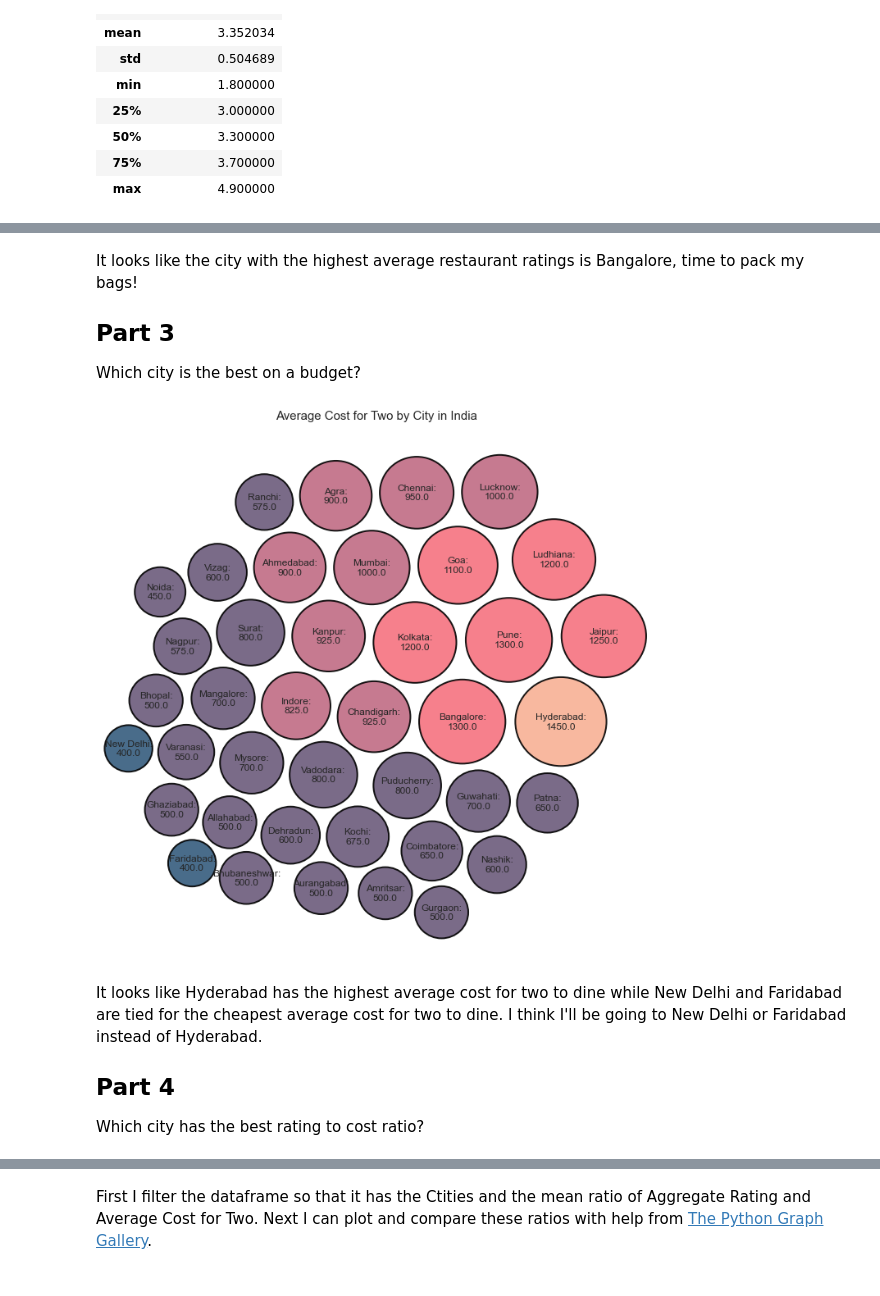
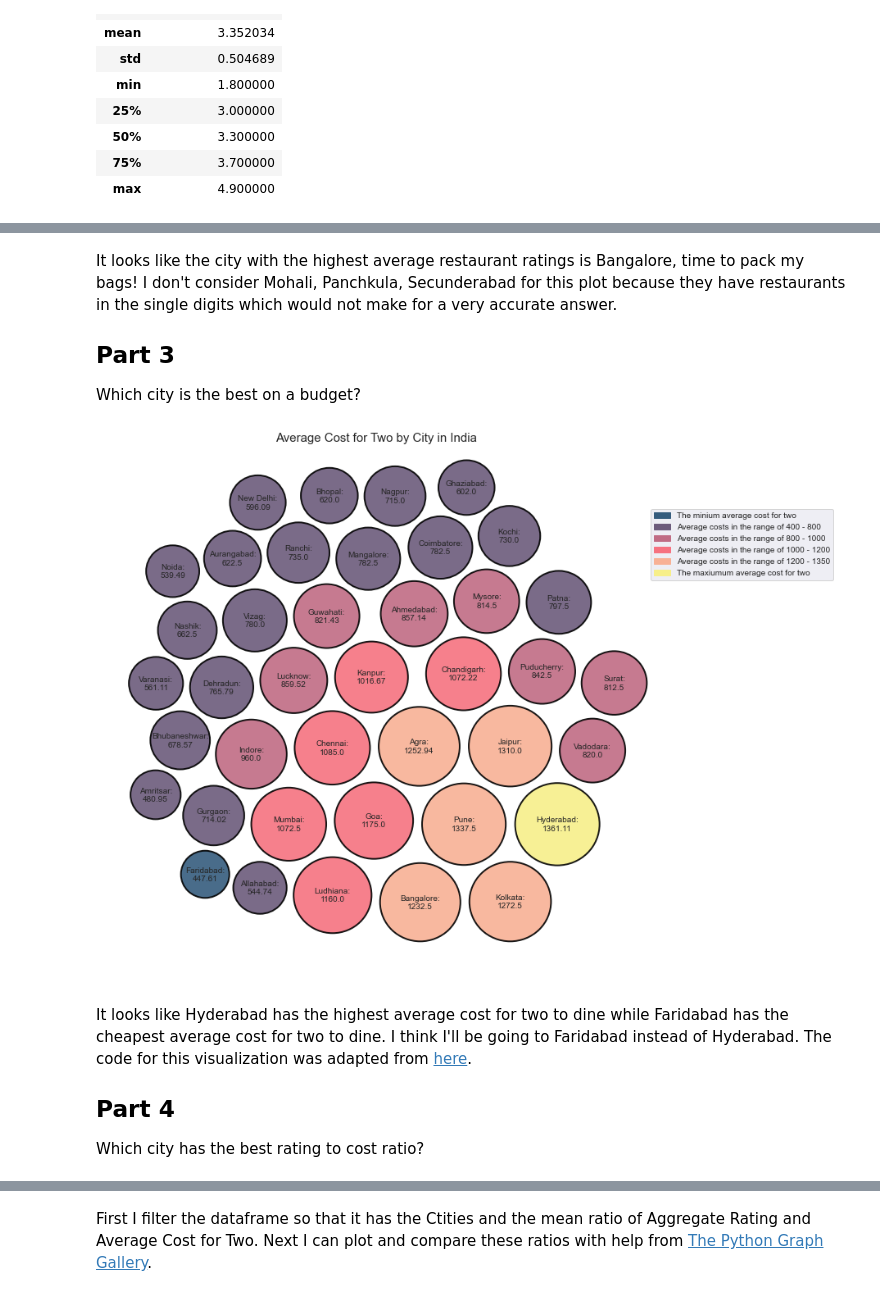
Before and after one commit to data301-2021-winter1/group28-project, a Jupyter notebook: notebooks/analysis1.ipynb, the cells around one changed output, grey strips where cells are left out. Saved outputs shown, nothing was run; the diff lists cells and outputs as text; code cells hidden in the pictures.

```diff
--- a/notebooks/analysis1.ipynb
+++ b/notebooks/analysis1.ipynb
@@ -349,8 +345,6 @@ zomato_df = zomato_df.drop(['Country Code'], axis = 'columns')
 #Import Libraries
 import numpy as np
 import pandas as pd
-import matplotlib.pylab as plt
-import seaborn as sns
 
 #Method chain 1 - load in/clean zomato.csv
 zomato_df = (
@@ -362,7 +356,7 @@ zomato_df = (
                   "Has Online delivery": "Has Online Delivery",
                   "Rating text": "Rating Text",
                   "Is delivering now": "Is Delivering Now",
-                  "Price Range": "Price Range",
+                  "Price range": "Price Range",
                   "Aggregate rating": "Aggregate Rating",})
 )
 
@@ -376,6 +370,8 @@ zomato_cleaned = (
  pd.merge(zomato_df,country_df, how = "inner",on = "Country Code")
  .drop(['Country Code'], axis = 'columns')
  .query('Country=="India"')
+ .assign(x = zomato_df["Aggregate Rating"]/zomato_df["Average Cost for Two"])
+ .rename(columns={"x": "Aggregate Rating/Average Cost for Two"})
 )
 
 #Testing output
@@ -599,88 +605,90 @@ sns.barplot(x="City", y="Aggregate Rating", data=avgRating.sort_values(by="Aggre
 # %% [markdown]
-It looks like the city with the highest average restaurant ratings is Bangalore, time to pack my bags!
+It looks like the city with the highest average restaurant ratings is Bangalore, time to pack my bags! I don't consider Mohali, Panchkula, Secunderabad for this plot because they have restaurants in the single digits which would not make for a very accurate answer.
 ## Part 3
 Which city is the best on a budget?
 # %%
+#Create dataframe of the mean average cost for two by city
 zomato = clean_and_merge_zomato("..\\data\\raw\\zomato.csv","..\\data\\raw\\Country-Code.xlsx")
 zomato_price = zomato[zomato["City"].isin(["Mohali","Panchkula","Secunderabad"]) == False]
 zomato_price = zomato_price[zomato_price["Average Cost for Two"].isin([0]) ==  False]
-median_Av_Cost = zomato_price.groupby("City").median()
-median_Av_Cost = median_Av_Cost.drop(["Price range","Votes","Longitude","Latitude","Aggregate Rating"], axis = "columns")
+mean_Av_Cost = zomato_price.groupby("City").mean()
+mean_Av_Cost = mean_Av_Cost.drop(["Price Range","Votes","Longitude","Latitude","Aggregate Rating"], axis = "columns")
-# %%
-#Getting data
-listCity = median_Av_Cost.index.tolist()
-listCost = median_Av_Cost.values.tolist()
-listCost
-data = []
-
-for i in range(len(listCity)):
-    data.append({'id': listCity[i], 'datum': listCost[i][0]})
 # %%
-#TODO add legend for color scale
-
-#Getting data
-listCity = median_Av_Cost.index.tolist()
-listCost = median_Av_Cost.values.tolist()
+#Formatting data
+listCity = mean_Av_Cost.index.tolist()
+listCost = mean_Av_Cost.values.tolist()
 listCost
 data = []
 
 for i in range(len(listCity)):
-    data.append({'id': listCity[i], 'datum': listCost[i][0]})
-# import the circlify library
-import circlify
-# Compute circle positions thanks to the circlify() function
+    data.append({'id': listCity[i], 'datum': round(listCost[i][0],2)})
+
+
+# Compute circle positions
 circles = circlify.circlify(
     data,
     show_enclosure=False,
     target_enclosure=circlify.Circle(x=0, y=0, r=1)
 )
-circles
-# import libraries
-import circlify
-import matplotlib.pyplot as plt
 
-# Create just a figure and only one subplot
+
+#Create figure
 fig, ax = plt.subplots(figsize=(12,12))
 
-# Title
+#Set title
 ax.set_title('Average Cost for Two by City in India',fontdict={'fontsize': 15})
 
-# Remove axes
+#Remove axes
 ax.axis('off')
 
-# Find axis boundaries
+#Creating patches for the legend
+patch1 = mpatches.Patch(color='#355c7D', label='The minium average cost for two')
+patch2 = mpatches.Patch(color='#6C5B7B', label='Average costs in the range of 400 - 800')
+patch3 = mpatches.Patch(color='#C06C84', label='Average costs in the range of 800 - 1000')
+patch4 = mpatches.Patch(color='#F67280', label='Average costs in the range of 1000 - 1200')
+patch5 = mpatches.Patch(color='#F8B195', label='Average costs in the range of 1200 - 1350')
+patch6 = mpatches.Patch(color='#F7EF8A', label='The maxiumum average cost for two')
+
+#Add legend
+plt.legend(handles=[patch1,patch2,patch3,patch4,patch5,patch6],loc= (1,0.75))
+
+#Find axis boundaries
 lim = max(
     max(
         abs(circle.x) + circle.r,
         abs(circle.y) + circle.r,
     )
     for circle in circles
 )
+
 plt.xlim(-lim, lim)
 plt.ylim(-lim, lim)
 
-# Print circle and labels for the highest level:
+#Plot
 for circle in circles:
     x, y, r = circle
     label1 = circle.ex["id"]
     label2 = circle.ex["datum"]
     color = '#F8B195'
-    if(label2 <= 400):
+    if(label2 <= 448):
         color = '#355c7D'
     elif(label2 > 400 and label2 <= 800):
         color = '#6C5B7B'
     elif(label2 > 800 and label2 <= 1000):
         color = '#C06C84'
-    elif(label2 > 1000 and label2 <= 1300):
+    elif(label2 > 1000 and label2 <= 1200):
         color = '#F67280'
-    elif(label2 > 1200):
+    elif(label2 > 1200 and label2 <= 1350):
         color = '#F8B195'
+    elif(label2 > 1350):
+        color = '#F7EF8A'
+
     ax.add_patch(plt.Circle((x,y), r*0.9, alpha=0.9, linewidth=2, facecolor=color, edgecolor="black"))
     plt.annotate(label1 + ":\n" + str(label2), (x,y ) ,va='center', ha='center')
 # %% [output]
-[figure, old version]
+[figure, new version]
 # %% [markdown]
-It looks like Hyderabad has the highest average cost for two to dine while New Delhi and Faridabad are tied for the cheapest average cost for two to dine. I think I'll be going to New Delhi or Faridabad instead of Hyderabad.
+It looks like Hyderabad has the highest average cost for two to dine while Faridabad has the cheapest average cost for two to dine. I think I'll be going to Faridabad instead of Hyderabad. The code for this visualization was adapted from [here](https://www.python-graph-gallery.com/circular-packing-1-level-hierarchy).
 ## Part 4
 Which city has the best rating to cost ratio?
 # %%
```
Also changed, not shown: parts of 47 cells of this notebook, 1 other file.
